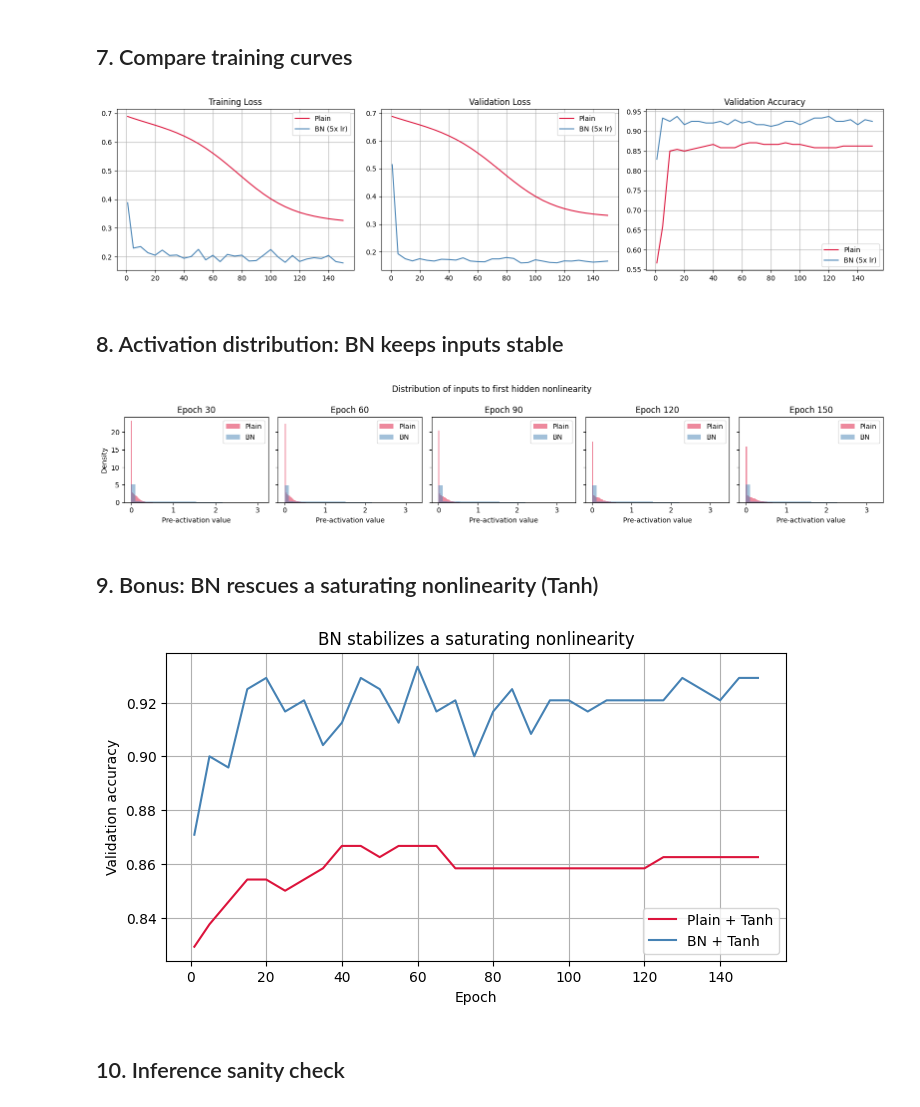
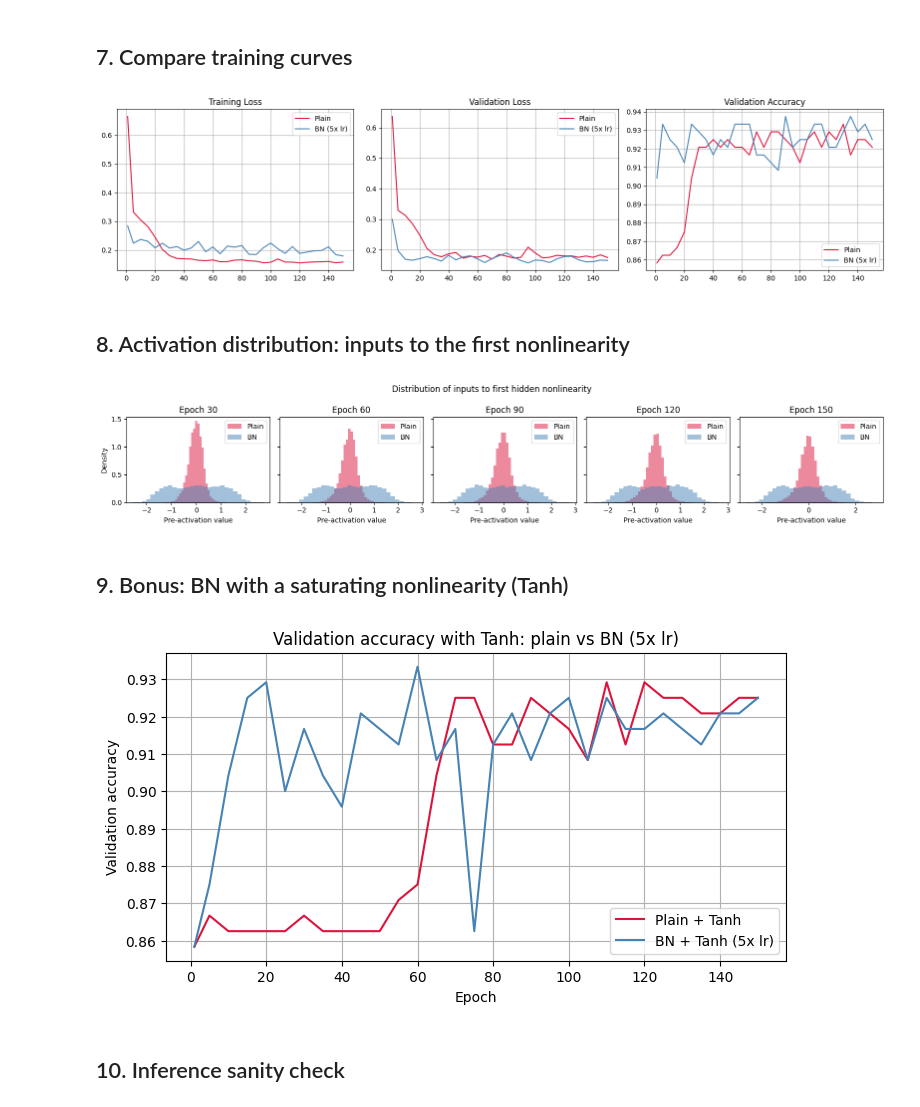
Before and after one commit to nadeemcite/research-papers, a Jupyter notebook: 006_batch-normalization/solution.ipynb, the cells around one changed output. Cells and saved outputs as stored; diff of their text form; code cells hidden in the pictures.

```diff
--- a/006_batch-normalization/solution.ipynb
+++ b/006_batch-normalization/solution.ipynb
@@ -52,9 +63,9 @@ class Linear:
         return out
 
     def backward(self, dout):
-        self.dW = self.x.T @ dout / self.x.shape[0]
+        self.dW = self.x.T @ dout  # dout is already averaged over the batch
         if self.use_bias:
-            self.db = np.mean(dout, axis=0, keepdims=True)
+            self.db = np.sum(dout, axis=0, keepdims=True)
         self.dx = dout @ self.W.T
         return self.dx
 
@@ -281,17 +292,17 @@ axes[2].grid(True)
 plt.tight_layout()
 plt.show()
 # %% [output]
-[figure, old version]
+[figure, new version]
 # %% [markdown]
-## 8. Activation distribution: BN keeps inputs stable
+## 8. Activation distribution: inputs to the first nonlinearity
 # %%
 def capture_pre_activation(model, X):
     model.eval_mode()
     x = X
     for layer in model.layers:
+        if isinstance(layer, (ReLU, Tanh)):
+            break  # stop before the activation, so x is its input
         x = layer.forward(x)
-        if isinstance(layer, (ReLU, Tanh)):
-            break
     model.train_mode()
     return x.flatten()
 
@@ -327,29 +338,29 @@ plt.suptitle('Distribution of inputs to first hidden nonlinearity')
 plt.tight_layout()
 plt.show()
 # %% [output]
-[figure, old version]
+[figure, new version]
 # %% [markdown]
-## 9. Bonus: BN rescues a saturating nonlinearity (Tanh)
+## 9. Bonus: BN with a saturating nonlinearity (Tanh)
 # %%
 plain_tanh = MLPClassifier(use_bn=False, activation='tanh')
 bn_tanh = MLPClassifier(use_bn=True, activation='tanh')
 
 hist_plain_tanh = train_model(plain_tanh, X_train, Y_train, X_val, Y_val,
                                y_train, y_val, lr=LR_PLAIN, epochs=EPOCHS, batch_size=BATCH_SIZE)
 hist_bn_tanh = train_model(bn_tanh, X_train, Y_train, X_val, Y_val,
                             y_train, y_val, lr=LR_BN, epochs=EPOCHS, batch_size=BATCH_SIZE)
 
 plt.figure(figsize=(8, 4))
 plt.plot(hist_plain_tanh['epochs_recorded'], hist_plain_tanh['val_acc'], label='Plain + Tanh', color='crimson')
-plt.plot(hist_bn_tanh['epochs_recorded'], hist_bn_tanh['val_acc'], label='BN + Tanh', color='steelblue')
+plt.plot(hist_bn_tanh['epochs_recorded'], hist_bn_tanh['val_acc'], label='BN + Tanh (5x lr)', color='steelblue')
 plt.xlabel('Epoch')
 plt.ylabel('Validation accuracy')
-plt.title('BN stabilizes a saturating nonlinearity')
+plt.title('Validation accuracy with Tanh: plain vs BN (5x lr)')
 plt.legend()
 plt.grid(True)
 plt.show()
 # %% [output]
-[figure, old version]
+[figure, new version]
 # %% [markdown]
 ## 10. Inference sanity check
 # %%
```
Also changed, not shown: parts of 4 cells of this notebook, 3 other files.
